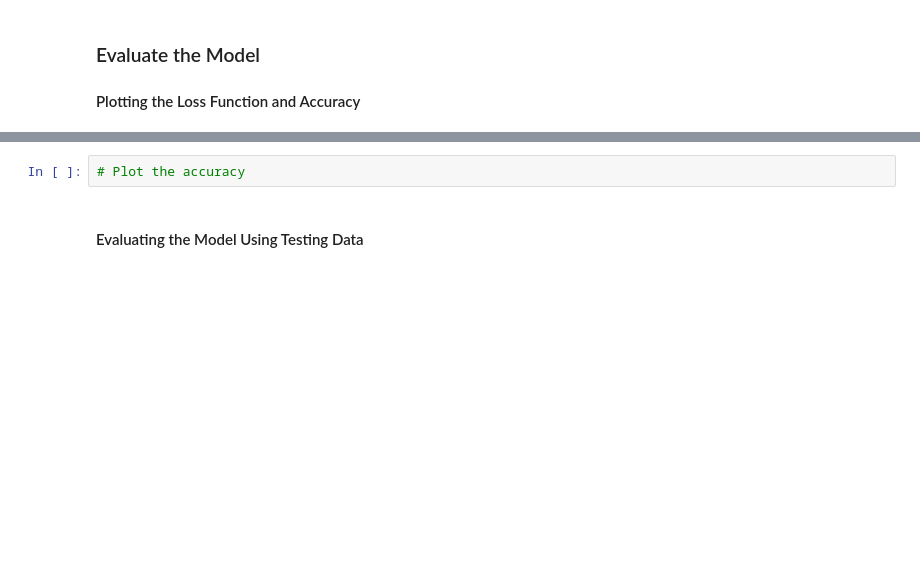
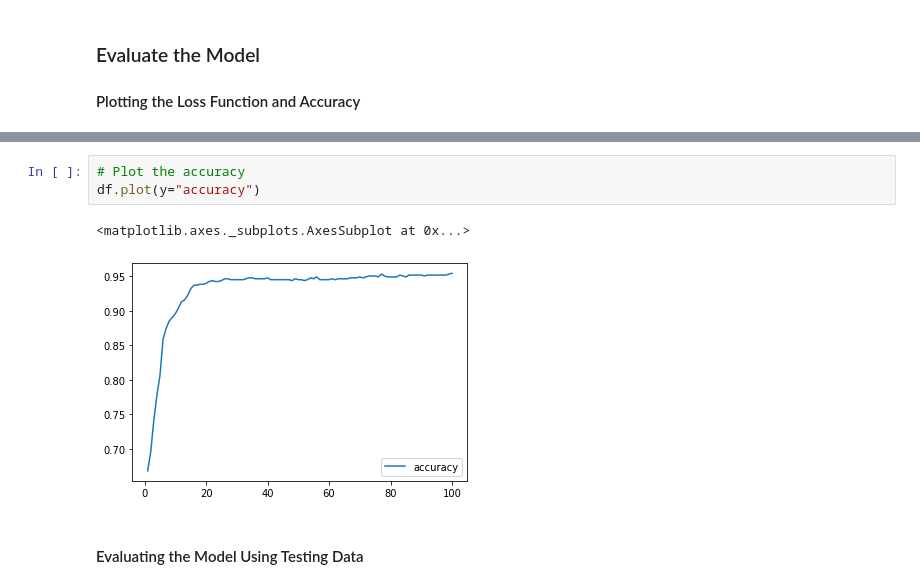
Before and after one commit to ruedas91/FinTechruedas, a Jupyter notebook: neural_network.ipynb, the cells around one changed output, grey strips where cells are left out. Drawn from its saved outputs; the diff is of its cells as text; blank space fills up the shorter version.

```diff
--- a/neural_network.ipynb
+++ b/neural_network.ipynb
@@ -148,5 +152,9 @@ Epoch 100/100
 # %%
 # Plot the accuracy
+df.plot(y="accuracy")
+# %% [output]
+<matplotlib.axes._subplots.AxesSubplot at 0x...>
+[figure, added]
 # %% [markdown]
  #### Evaluating the Model Using Testing Data
 # %%
```
Also changed, not shown: parts of 27 cells of this notebook.
